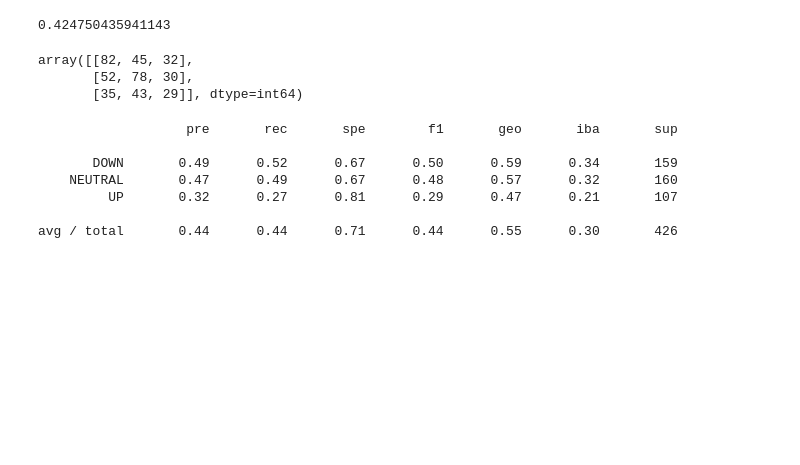
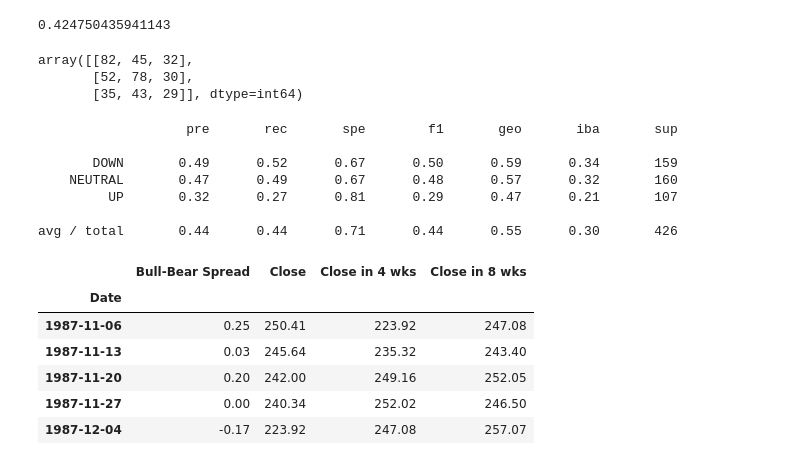
Before and after one commit to Akstiner96/Project_2_dream_team, a Jupyter notebook: chris_Machine_learn.ipynb, the cells around one changed output. Cells and saved outputs as stored; diff of their text form; code cells hidden in the pictures; blank space fills up the shorter version.

```diff
--- a/chris_Machine_learn.ipynb
+++ b/chris_Machine_learn.ipynb
@@ -298,3 +298,18 @@ print(classification_report_imbalanced(y_test, y_pred))
          UP       0.32      0.27      0.81      0.29      0.47      0.21       107
 
 avg / total       0.44      0.44      0.71      0.44      0.55      0.30       426
+# %%
+#LSTM MODEL
+# Using the bull-bear spread we attempt to predict prices
+import hvplot.pandas
+
+bull_bear_df = stock_data_df[["Bull-Bear Spread", 'Close', 'Close in 4 wks', 'Close in 8 wks']]
+bull_bear_df.head()
+# %% [output]
+|  | Bull-Bear Spread | Close | Close in 4 wks | Close in 8 wks |
+| Date |  |  |  |  |
+| 1987-11-06 | 0.25 | 250.41 | 223.92 | 247.08 |
+| 1987-11-13 | 0.03 | 245.64 | 235.32 | 243.40 |
+| 1987-11-20 | 0.20 | 242.00 | 249.16 | 252.05 |
+| 1987-11-27 | 0.00 | 240.34 | 252.02 | 246.50 |
+| 1987-12-04 | -0.17 | 223.92 | 247.08 | 257.07 |
```
Also changed, not shown: parts of 15 cells of this notebook, 13 other files.
